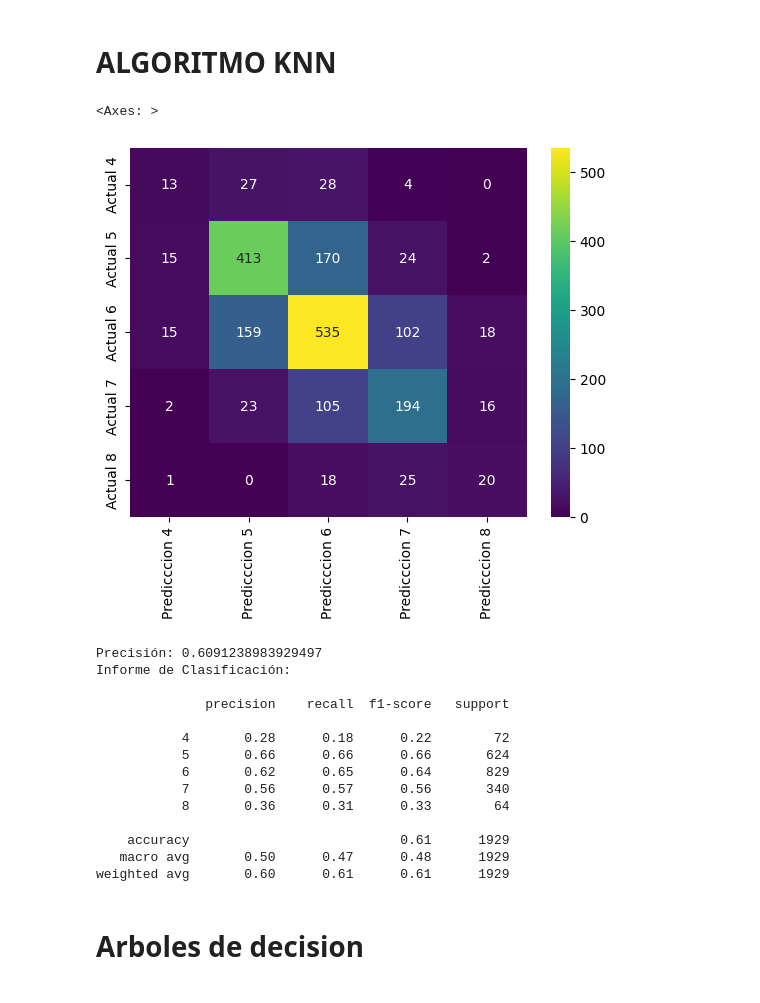
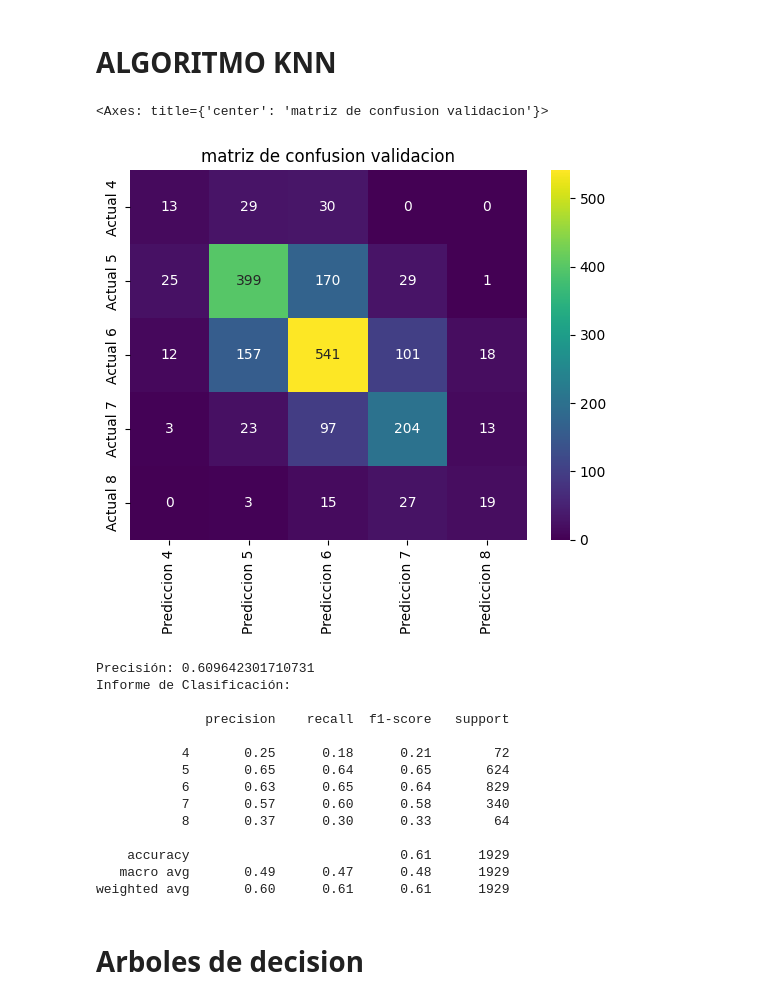
Before and after one commit to Eriik12/PROYECTO, a Jupyter notebook: VINO/vinoCode.ipynb, the cells around one changed output. Cells and saved outputs as stored; diff of their text form; code cells hidden in the pictures.

```diff
--- a/VINO/vinoCode.ipynb
+++ b/VINO/vinoCode.ipynb
@@ -117,0 +102,4 @@ data_normalized = scaler.fit_transform(X)
+# %%
+mean = X.mean(axis=0)
+std = X.std(axis=0)
+data_normalized = (X - mean) / std
@@ -218,26 +222,26 @@ neigh = KNeighborsClassifier(n_neighbors=1,leaf_size=80)
 neigh.fit(X_train, y_train)
 y_pred2 = neigh.predict(X_val)
 # %%
-plot(y_val,y_pred2)
+plot(y_val,y_pred2,"matriz de confusion validacion")
 # %% [output]
-<Axes: >
+<Axes: title={'center': 'matriz de confusion validacion'}>
-[figure, old version]
+[figure, new version]
 # %%
 resultadosModelo(y_val, y_pred2)
 # %% [output]
-Precisión: 0.6091238983929497
+Precisión: 0.609642301710731
 Informe de Clasificación:
 
               precision    recall  f1-score   support
 
-           4       0.28      0.18      0.22        72
-           5       0.66      0.66      0.66       624
-           6       0.62      0.65      0.64       829
-           7       0.56      0.57      0.56       340
-           8       0.36      0.31      0.33        64
+           4       0.25      0.18      0.21        72
+           5       0.65      0.64      0.65       624
+           6       0.63      0.65      0.64       829
+           7       0.57      0.60      0.58       340
+           8       0.37      0.30      0.33        64
 
     accuracy                           0.61      1929
-   macro avg       0.50      0.47      0.48      1929
+   macro avg       0.49      0.47      0.48      1929
 weighted avg       0.60      0.61      0.61      1929
 # %% [markdown]
 # Arboles de decision
```
Also changed, not shown: parts of 8 cells of this notebook, 2 other files.
